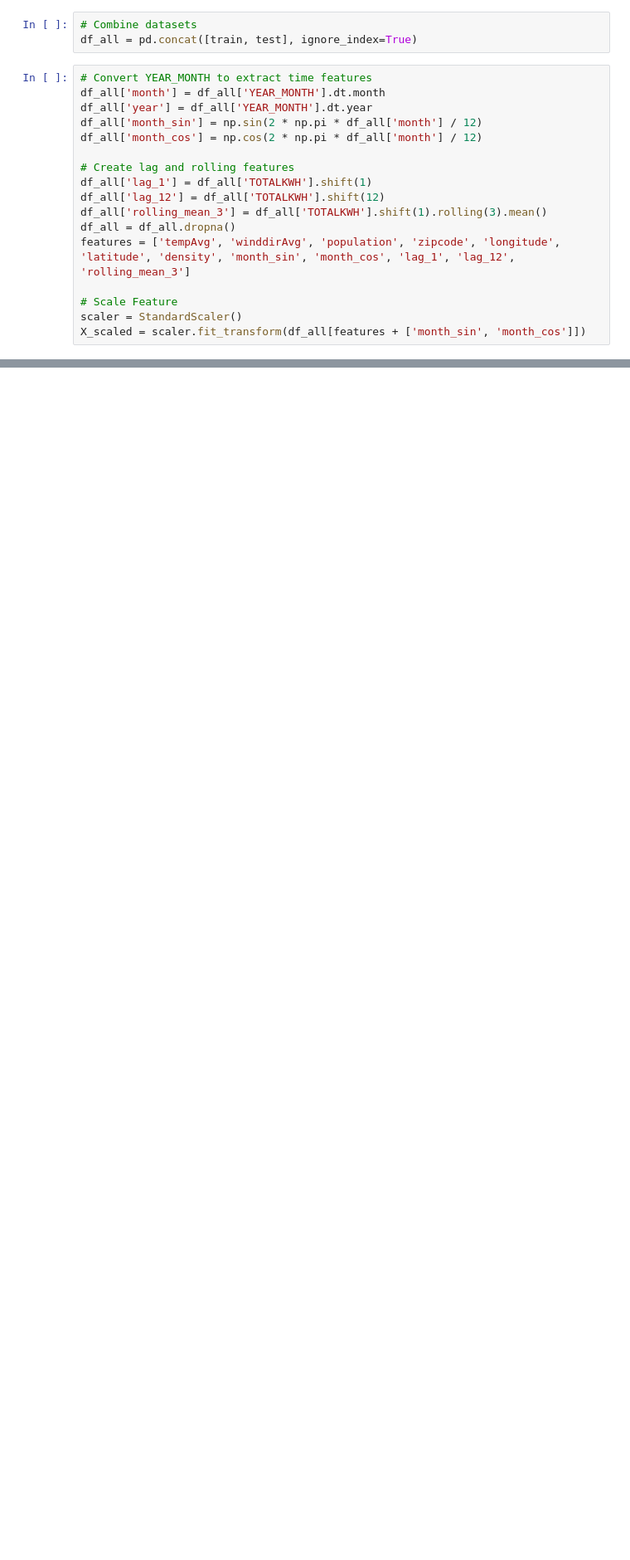
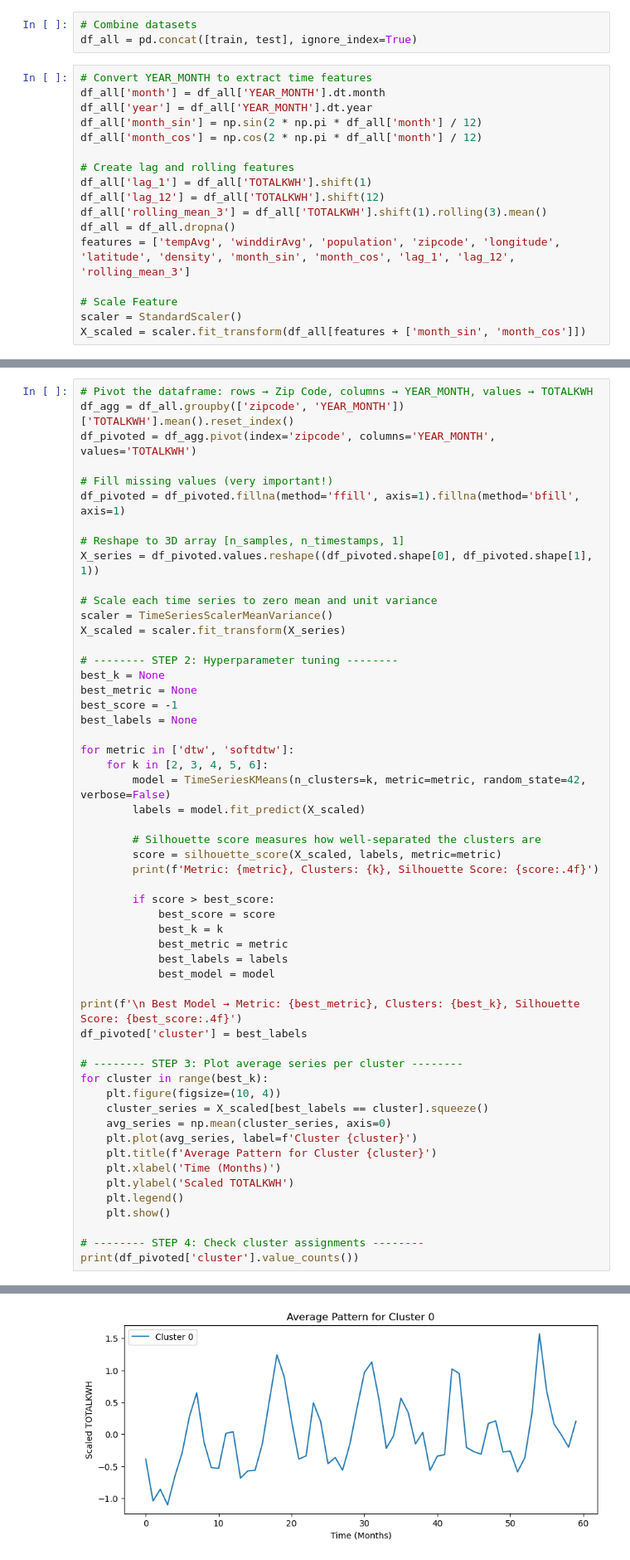
Before and after one commit to kaia-hu/Energy_Load_Forcasting, a Jupyter notebook: clustering_analysis.ipynb, the cells around one changed output, grey strips where cells are left out. Shown: that part at 83% size. Drawn from its saved outputs; the diff is of its cells as text; blank space fills up the shorter version.

Commit message:
Pushed clustering code

```diff
--- a/clustering_analysis.ipynb
+++ b/clustering_analysis.ipynb
@@ -63,0 +83,55 @@ As the best number of clusters is 2 according to this tuning exercise, this indi
+# %%
+# Pivot the dataframe: rows → Zip Code, columns → YEAR_MONTH, values → TOTALKWH
+df_agg = df_all.groupby(['zipcode', 'YEAR_MONTH'])['TOTALKWH'].mean().reset_index()
+df_pivoted = df_agg.pivot(index='zipcode', columns='YEAR_MONTH', values='TOTALKWH')
+
+# Fill missing values (very important!)
+df_pivoted = df_pivoted.fillna(method='ffill', axis=1).fillna(method='bfill', axis=1)
+
+# Reshape to 3D array [n_samples, n_timestamps, 1]
+X_series = df_pivoted.values.reshape((df_pivoted.shape[0], df_pivoted.shape[1], 1))
+
+# Scale each time series to zero mean and unit variance
+scaler = TimeSeriesScalerMeanVariance()
+X_scaled = scaler.fit_transform(X_series)
+
+# -------- STEP 2: Hyperparameter tuning --------
+best_k = None
+best_metric = None
+best_score = -1
+best_labels = None
+
+for metric in ['dtw', 'softdtw']:
+    for k in [2, 3, 4, 5, 6]:
+        model = TimeSeriesKMeans(n_clusters=k, metric=metric, random_state=42, verbose=False)
+        labels = model.fit_predict(X_scaled)
+
+        # Silhouette score measures how well-separated the clusters are
+        score = silhouette_score(X_scaled, labels, metric=metric)
+        print(f'Metric: {metric}, Clusters: {k}, Silhouette Score: {score:.4f}')
+
+        if score > best_score:
+            best_score = score
+            best_k = k
+            best_metric = metric
+            best_labels = labels
+            best_model = model
+
+print(f'\n Best Model → Metric: {best_metric}, Clusters: {best_k}, Silhouette Score: {best_score:.4f}')
+df_pivoted['cluster'] = best_labels
+
+# -------- STEP 3: Plot average series per cluster --------
+for cluster in range(best_k):
+    plt.figure(figsize=(10, 4))
+    cluster_series = X_scaled[best_labels == cluster].squeeze()
+    avg_series = np.mean(cluster_series, axis=0)
+    plt.plot(avg_series, label=f'Cluster {cluster}')
+    plt.title(f'Average Pattern for Cluster {cluster}')
+    plt.xlabel('Time (Months)')
+    plt.ylabel('Scaled TOTALKWH')
+    plt.legend()
+    plt.show()
+
+# -------- STEP 4: Check cluster assignments --------
+print(df_pivoted['cluster'].value_counts())
+# %% [output]
@@ -63,0 +150 @@ As the best number of clusters is 2 according to this tuning exercise, this indi
+[figure, added]
```
Also changed, not shown: parts of 6 cells of this notebook.
